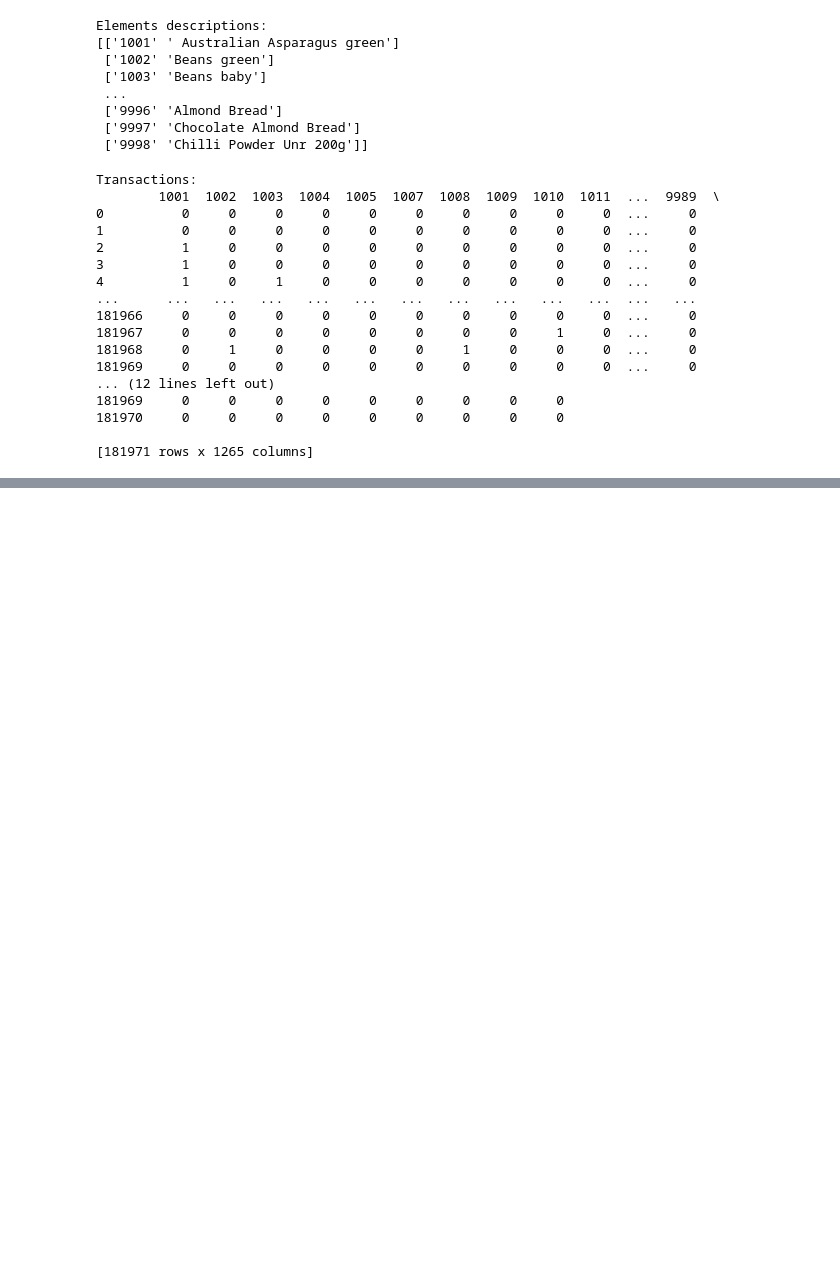
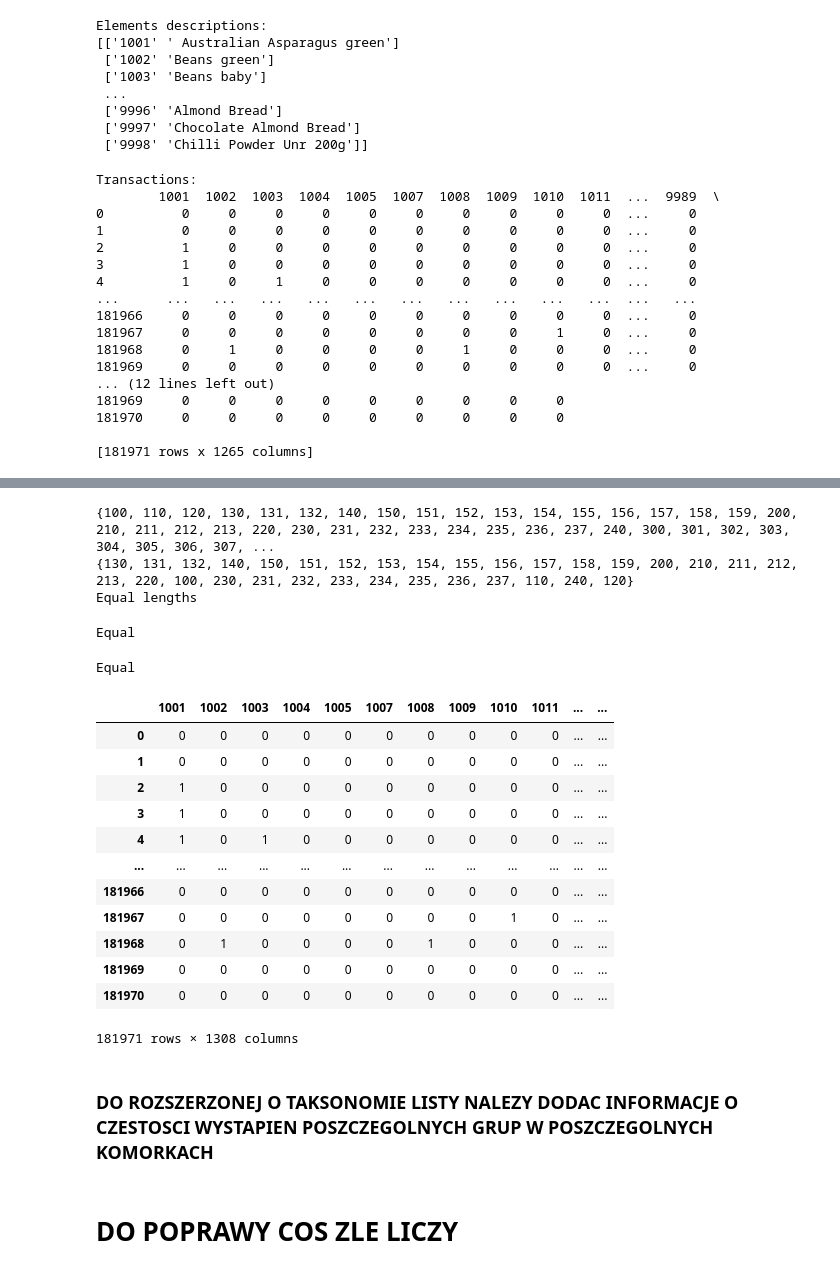
Before and after one commit to jkwiatk1/MED, a Jupyter notebook: preprocess.ipynb, the cells around one changed output, grey strips where cells are left out. Cells and saved outputs as stored; diff of their text form; code cells hidden in the pictures; blank space fills up the shorter version.

```diff
--- a/preprocess.ipynb
+++ b/preprocess.ipynb
@@ -113,0 +127,4 @@ df_transactions.to_csv('transactions.csv', index=False)
+# %%
+file_path = 'taxonomy.csv'
+df_taxonomy_basic = read_csv_as_list(file_path)
+df_transactions = pd.read_csv('transactions.csv')
@@ -113,0 +202,60 @@ df_transactions.to_csv('transactions.csv', index=False)
+# %%
+def check_parents_length():
+    unique_values = set(value for sublist in taxonomy_elements_parents for value in sublist)
+    unique_values2 = set(value for sublist in taxonomy_groups for value in sublist)
+    print(unique_values)
+    print(unique_values2)
+    data = [130, 131, 132, 140, 150, 151, 152, 153, 154, 155, 156, 157, 158, 159, 200, 210, 211, 212, 213, 220, 100, 230, 231, 232, 233, 234, 235, 236, 237, 110, 240, 120,100, 110, 120, 130, 131, 132, 140, 150, 151, 152, 153, 154, 155, 156, 157, 158, 159, 200, 210, 211, 212, 213, 220, 230, 231, 232, 233, 234, 235, 236, 237, 240, 300, 301, 302, 303, 304, 305, 306, 307, 308, 309, 310]
+    data2 = [110, 120, 131, 132, 140, 151, 152, 153, 154, 155, 156, 157, 158, 159, 211, 212, 213, 220, 231, 232, 233, 234, 235, 236, 237, 240, 300, 301, 302, 303, 304, 305, 306, 307, 308, 309, 310, 130, 150 , 210, 230, 100, 200]
+    if len(set(data)) == len(set(data2)):
+        print("Equal lengths")
+    else:
+        print("Different lengths")
+
+check_parents_length()
+# %% [output]
+{100, 110, 120, 130, 131, 132, 140, 150, 151, 152, 153, 154, 155, 156, 157, 158, 159, 200, 210, 211, 212, 213, 220, 230, 231, 232, 233, 234, 235, 236, 237, 240, 300, 301, 302, 303, 304, 305, 306, 307, ...
+{130, 131, 132, 140, 150, 151, 152, 153, 154, 155, 156, 157, 158, 159, 200, 210, 211, 212, 213, 220, 100, 230, 231, 232, 233, 234, 235, 236, 237, 110, 240, 120}
+Equal lengths
+# %%
+parents_names = [110, 120, 131, 132, 140, 151, 152, 153, 154, 155, 156, 157, 158, 159, 211, 212, 213, 220, 231, 232, 233, 234, 235, 236, 237, 240, 300, 301, 302, 303, 304, 305, 306, 307, 308, 309, 310, 130, 150, 210, 230, 100, 200]
+# %%
+# Append the new rows to the existing DataFrame
+df_transactions_with_parents = df_transactions.copy(deep=False)
+# Add new columns with specified names and values of 0
+for name in parents_names:
+    df_transactions_with_parents[name] = 0
+
+df_transactions_with_parents.to_csv('transactions_with_parents.csv', index=False)
+# %%
+if df_transactions_with_parents.shape[0] == df_transactions.shape[0]:
+    print("Equal")
+else:
+    print("Not Equal")
+# %% [output]
+Equal
+# %%
+if df_transactions_with_parents.shape[1] - len(parents_names) == df_transactions.shape[1]:
+    print("Equal")
+else:
+    print("Not Equal")
+# %% [output]
+Equal
+# %%
+df_transactions_with_parents
+# %% [output]
+|  | 1001 | 1002 | 1003 | 1004 | 1005 | 1007 | 1008 | 1009 | 1010 | 1011 | ... | ... |
+| 0 | 0 | 0 | 0 | 0 | 0 | 0 | 0 | 0 | 0 | 0 | ... | ... |
+| 1 | 0 | 0 | 0 | 0 | 0 | 0 | 0 | 0 | 0 | 0 | ... | ... |
+| 2 | 1 | 0 | 0 | 0 | 0 | 0 | 0 | 0 | 0 | 0 | ... | ... |
+| 3 | 1 | 0 | 0 | 0 | 0 | 0 | 0 | 0 | 0 | 0 | ... | ... |
+| 4 | 1 | 0 | 1 | 0 | 0 | 0 | 0 | 0 | 0 | 0 | ... | ... |
+| ... | ... | ... | ... | ... | ... | ... | ... | ... | ... | ... | ... | ... |
+| 181966 | 0 | 0 | 0 | 0 | 0 | 0 | 0 | 0 | 0 | 0 | ... | ... |
+| 181967 | 0 | 0 | 0 | 0 | 0 | 0 | 0 | 0 | 1 | 0 | ... | ... |
+| 181968 | 0 | 1 | 0 | 0 | 0 | 0 | 1 | 0 | 0 | 0 | ... | ... |
+| 181969 | 0 | 0 | 0 | 0 | 0 | 0 | 0 | 0 | 0 | 0 | ... | ... |
+| 181970 | 0 | 0 | 0 | 0 | 0 | 0 | 0 | 0 | 0 | 0 | ... | ... |
+181971 rows × 1308 columns
+# %% [markdown]
+### DO ROZSZERZONEJ O TAKSONOMIE LISTY NALEZY DODAC INFORMACJE O CZESTOSCI WYSTAPIEN POSZCZEGOLNYCH GRUP W POSZCZEGOLNYCH KOMORKACH
@@ -113,0 +264,2 @@ df_transactions.to_csv('transactions.csv', index=False)
+# %% [markdown]
+# DO POPRAWY COS ZLE LICZY
```
Also changed, not shown: parts of 11 cells of this notebook.
